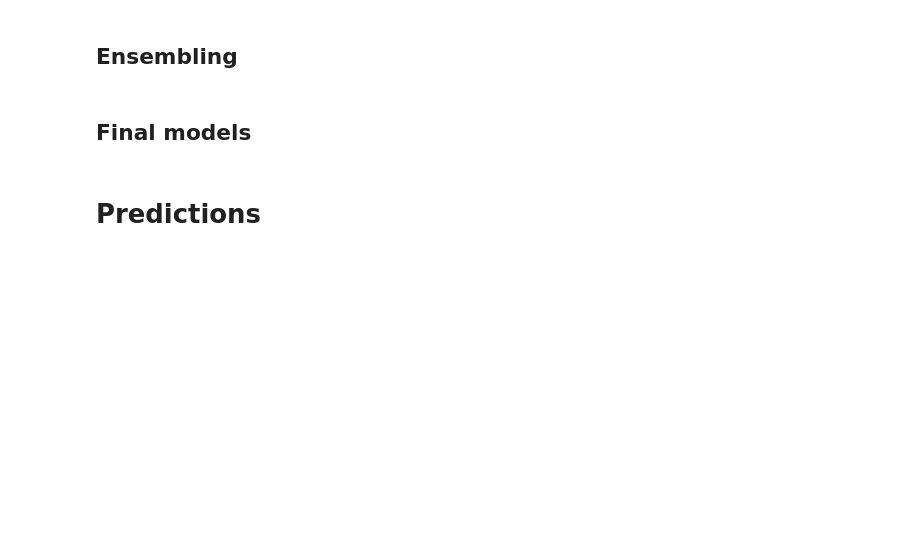
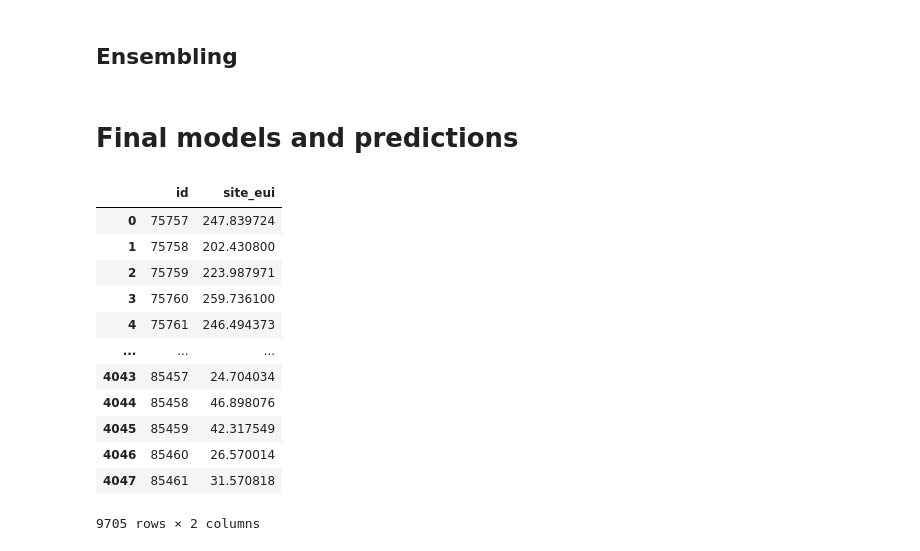
Before and after one commit to VenusianGirl/wids-datathon-2022, a Jupyter notebook: wids-datathon-2022.ipynb, the cells around one changed output. Saved outputs shown, nothing was run; the diff lists cells and outputs as text; code cells hidden in the pictures; blank space fills up the shorter version.

```diff
--- a/wids-datathon-2022.ipynb
+++ b/wids-datathon-2022.ipynb
@@ -470,25 +616,34 @@ scores
 # %%
 # TODO
 # %% [markdown]
-## Final models
+# Final models and predictions
 # %%
 # not in utils yet, need to finalize
-def train_final_models(model, X_trains, y_trains, ct):
-    models = {}
+def train_and_predict(model, X_trains, y_trains, X_tests, ct, target):
+    predictions = pd.DataFrame()
 
-    for (name1, X_train), (name2, y_train) in zip(X_trains.items(), y_trains.items()):
-        assert name1 == name2
+    for (n1, X_train), (n2, y_train), (n3, X_test) in zip(X_trains.items(), y_trains.items(), X_tests.items()):
+        assert n1 == n2 == n3
+
+        current_model = deepcopy(model)
         pipe = make_pipeline(
             ct,
-            model
+            current_model
         )
 
-        models[name1] = pipe.fit(X_train, y_train)
+        pipe.fit(X_train, y_train)
 
-    return models
+        pred = {
+            "id": X_test["id"],
+            target: pipe.predict(X_test)
+        }
+
+        predictions = pd.concat([predictions, pd.DataFrame(pred)])
+
+    predictions = predictions.sort_values("id")
+
+    return predictions
 # %%
 regressor = lgb.LGBMRegressor(force_row_wise=True)
 # %%
-models = train_final_models(regressor, X_trains, y_trains, ct)
+predictions = train_and_predict(regressor, X_trains, y_trains, X_tests, ct, TARGET)
-# %% [markdown]
-# Predictions
@@ -511,2 +650,16 @@ def get_all_predictions(models, X_tests, target):
-# %%
-predictions = get_all_predictions(models, X_tests, TARGET)
+# %%
+predictions
+# %% [output]
+|  | id | site_eui |
+| 0 | 75757 | 247.839724 |
+| 1 | 75758 | 202.430800 |
+| 2 | 75759 | 223.987971 |
+| 3 | 75760 | 259.736100 |
+| 4 | 75761 | 246.494373 |
+| ... | ... | ... |
+| 4043 | 85457 | 24.704034 |
+| 4044 | 85458 | 46.898076 |
+| 4045 | 85459 | 42.317549 |
+| 4046 | 85460 | 26.570014 |
+| 4047 | 85461 | 31.570818 |
+9705 rows × 2 columns
```
Also changed, not shown: parts of 53 cells of this notebook.
